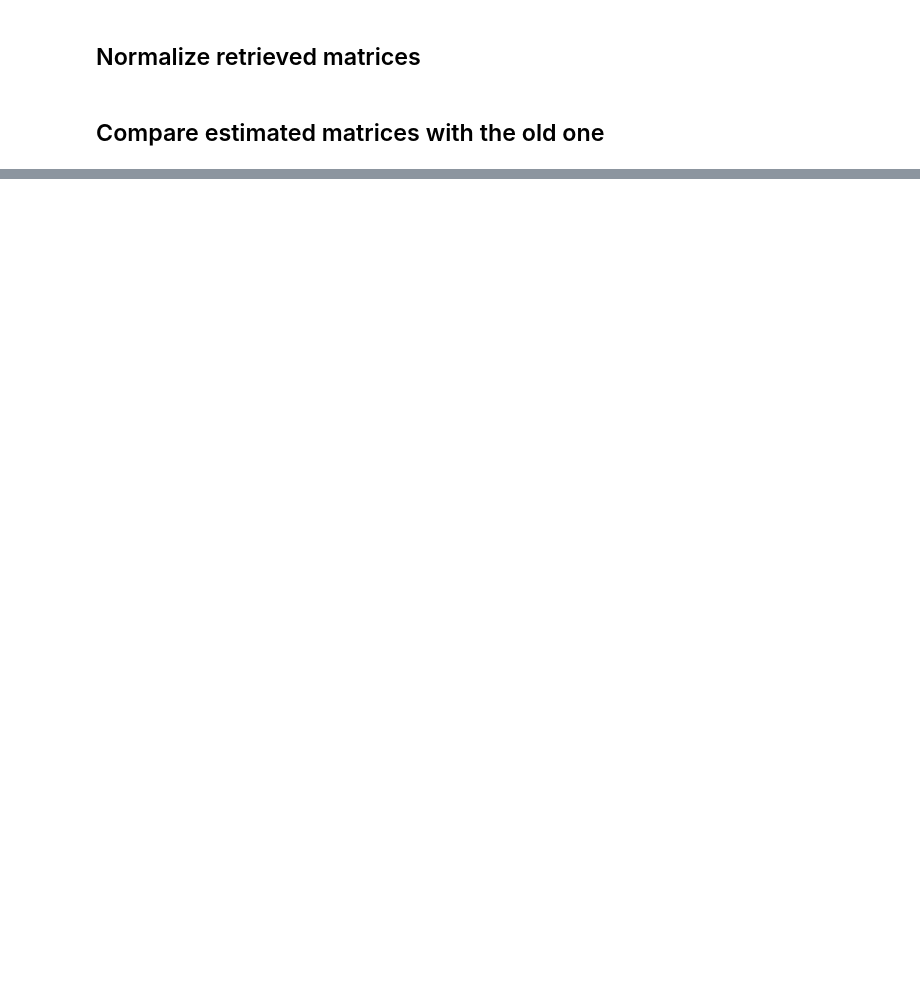
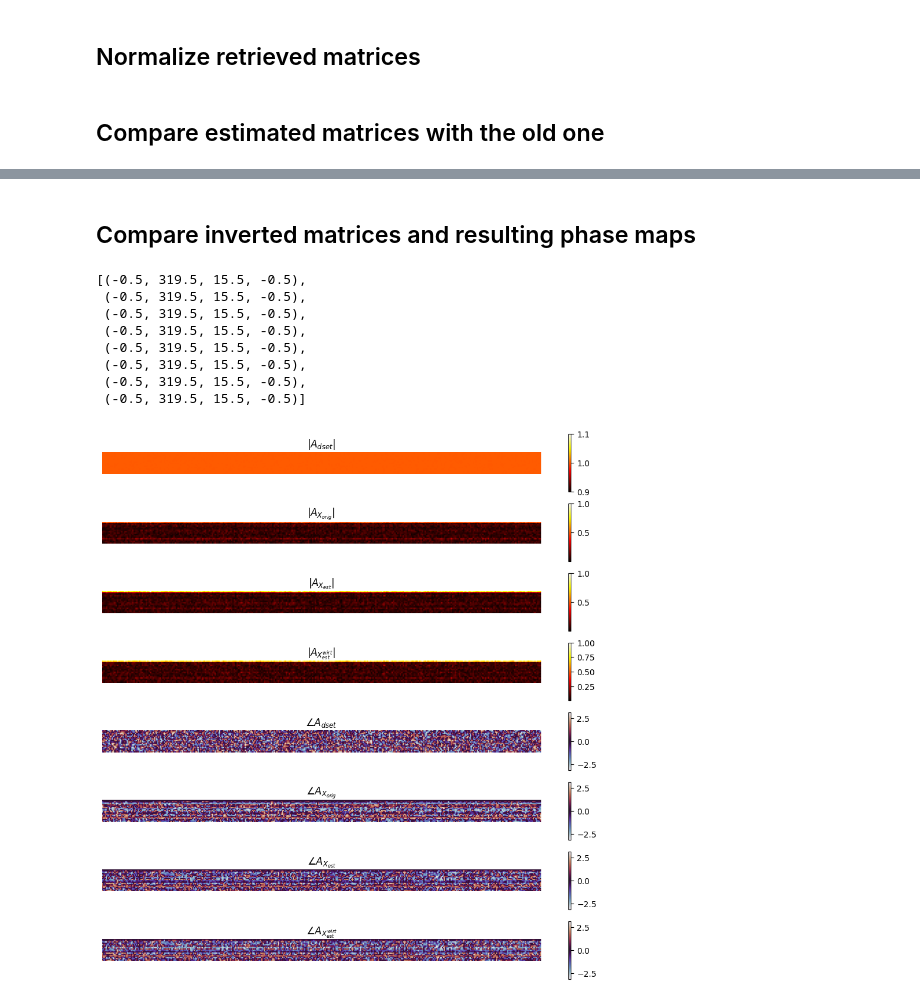
Before and after one commit to jysru/pim_methods, a Jupyter notebook: check_pim_tmr_diffuser.ipynb, the cells around one changed output, grey strips where cells are left out. Saved outputs shown, nothing was run; the diff lists cells and outputs as text; code cells hidden in the pictures; blank space fills up the shorter version.

```diff
--- a/check_pim_tmr_diffuser.ipynb
+++ b/check_pim_tmr_diffuser.ipynb
@@ -75,0 +134,41 @@ pls.append(axs[5].imshow(np.angle(X2.T), cmap="twilight"))
+# %% [markdown]
+## Compare inverted matrices and resulting phase maps
+# %%
+X_pinv = np.linalg.pinv(X.T)
+X1_pinv = np.linalg.pinv(X1)
+X2_pinv = np.linalg.pinv(X2)
+
+A_X = np.dot(B_X, X_pinv)
+A_X1 = np.dot(B_X1, X1_pinv)
+A_X2 = np.dot(B_X2, X2_pinv)
+
+A_X = A_X / np.max(np.abs(A_X))
+A_X1 = A_X1 / np.max(np.abs(A_X1))
+A_X2 = A_X2 / np.max(np.abs(A_X2))
+
+titles = [r"$|A_{dset}|$", r"$|A_{X_{orig}}|$", r"$|A_{X_{est}}|$", r"$|A_{X_{est}^{wirt}}|$",
+          r"$\angle A_{dset}$", r"$\angle A_{X_{orig}}$", r"$\angle A_{X_{est}}$", r"$\angle A_{X_{est}^{wirt}}$"]
+pls = []
+
+fig, axs = plt.subplots(8, 1, figsize=(12,12))
+pls.append(axs[0].imshow(np.abs(A.T), cmap="hot"))
+pls.append(axs[1].imshow(np.abs(A_X.T), cmap="hot"))
+pls.append(axs[2].imshow(np.abs(A_X1.T), cmap="hot"))
+pls.append(axs[3].imshow(np.abs(A_X2.T), cmap="hot"))
+pls.append(axs[4].imshow(np.angle(A.T), cmap="twilight"))
+pls.append(axs[5].imshow(np.angle(A_X.T), cmap="twilight"))
+pls.append(axs[6].imshow(np.angle(A_X1.T), cmap="twilight"))
+pls.append(axs[7].imshow(np.angle(A_X1.T), cmap="twilight"))
+[ plt.colorbar(pls[i], ax=axs[i]) for i in range(len(pls)) ]
+[ axs[i].set_title(titles[i]) for i in range(len(pls)) ]
+[ axs[i].axis('off') for i in range(len(pls)) ]
+# %% [output]
+[(-0.5, 319.5, 15.5, -0.5),
+ (-0.5, 319.5, 15.5, -0.5),
+ (-0.5, 319.5, 15.5, -0.5),
+ (-0.5, 319.5, 15.5, -0.5),
+ (-0.5, 319.5, 15.5, -0.5),
+ (-0.5, 319.5, 15.5, -0.5),
+ (-0.5, 319.5, 15.5, -0.5),
+ (-0.5, 319.5, 15.5, -0.5)]
+[figure, added]
```
Also changed, not shown: parts of 9 cells of this notebook.
